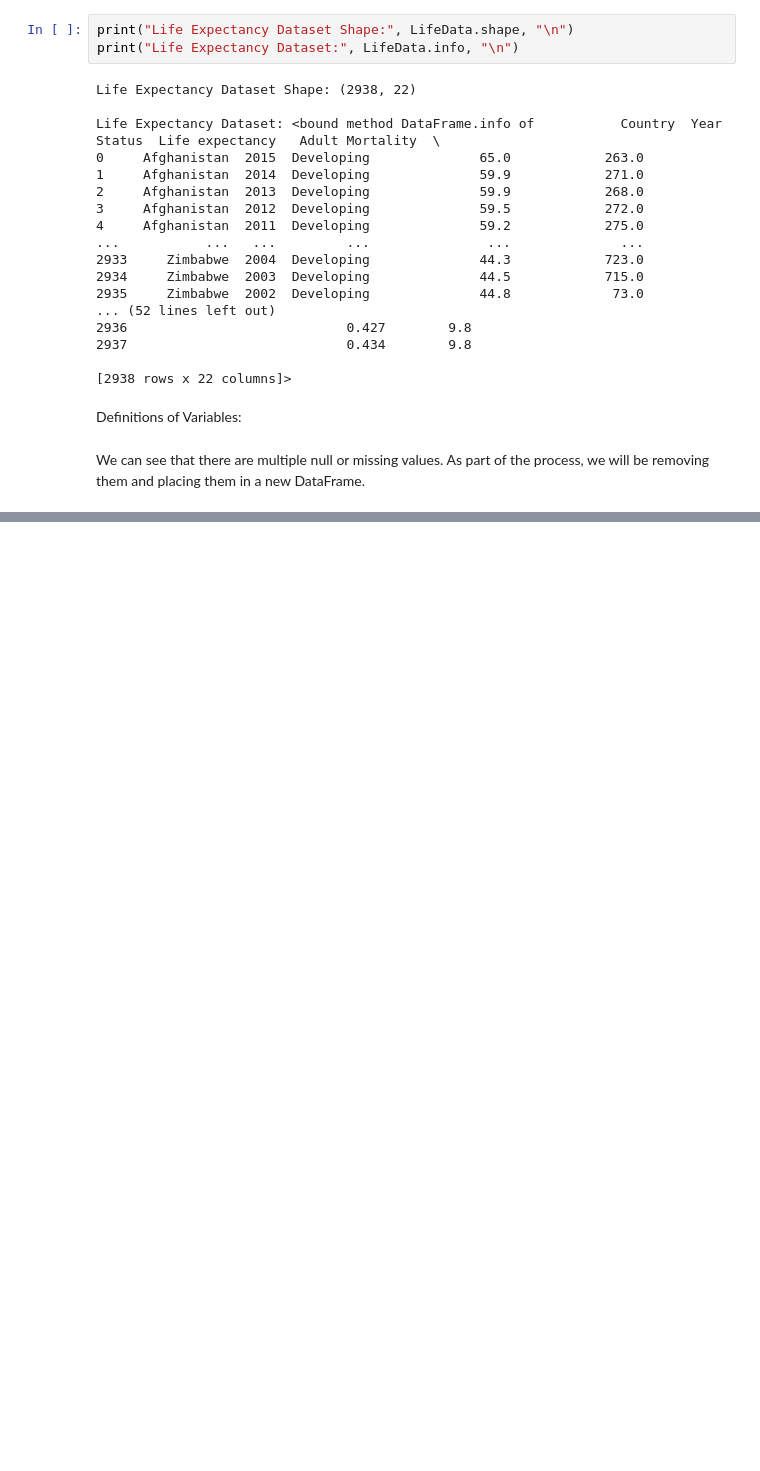
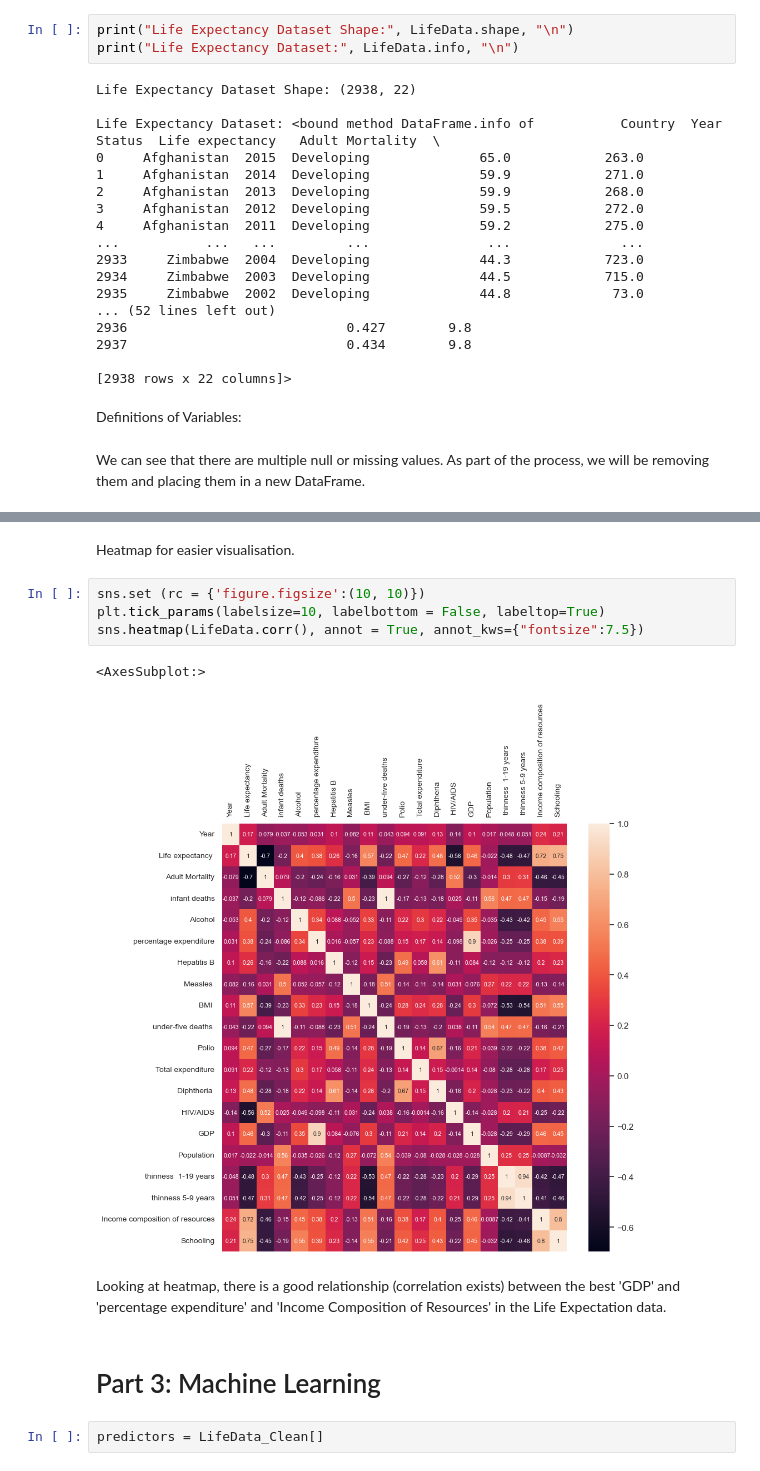
Before and after one commit to tyeckh/DSAI-T7, a Jupyter notebook: Project_T7.ipynb, the cells around one changed output, grey strips where cells are left out. Saved outputs shown, nothing was run; the diff lists cells and outputs as text; blank space fills up the shorter version.

```diff
--- a/Project_T7.ipynb
+++ b/Project_T7.ipynb
@@ -120,0 +145,15 @@ LifeData_Clean.info
+# %% [markdown]
+Heatmap for easier visualisation.
+# %%
+sns.set (rc = {'figure.figsize':(10, 10)})
+plt.tick_params(labelsize=10, labelbottom = False, labeltop=True)
+sns.heatmap(LifeData.corr(), annot = True, annot_kws={"fontsize":7.5})
+# %% [output]
+<AxesSubplot:>
+[figure, added]
+# %% [markdown]
+Looking at heatmap, there is a good relationship (correlation exists) between the best 'GDP' and 'percentage expenditure' and 'Income Composition of Resources' in the Life Expectation data.
+# %% [markdown]
+# Part 3: Machine Learning
+# %%
+predictors = LifeData_Clean[]
```
Also changed, not shown: parts of 7 cells of this notebook, 1 other file.
